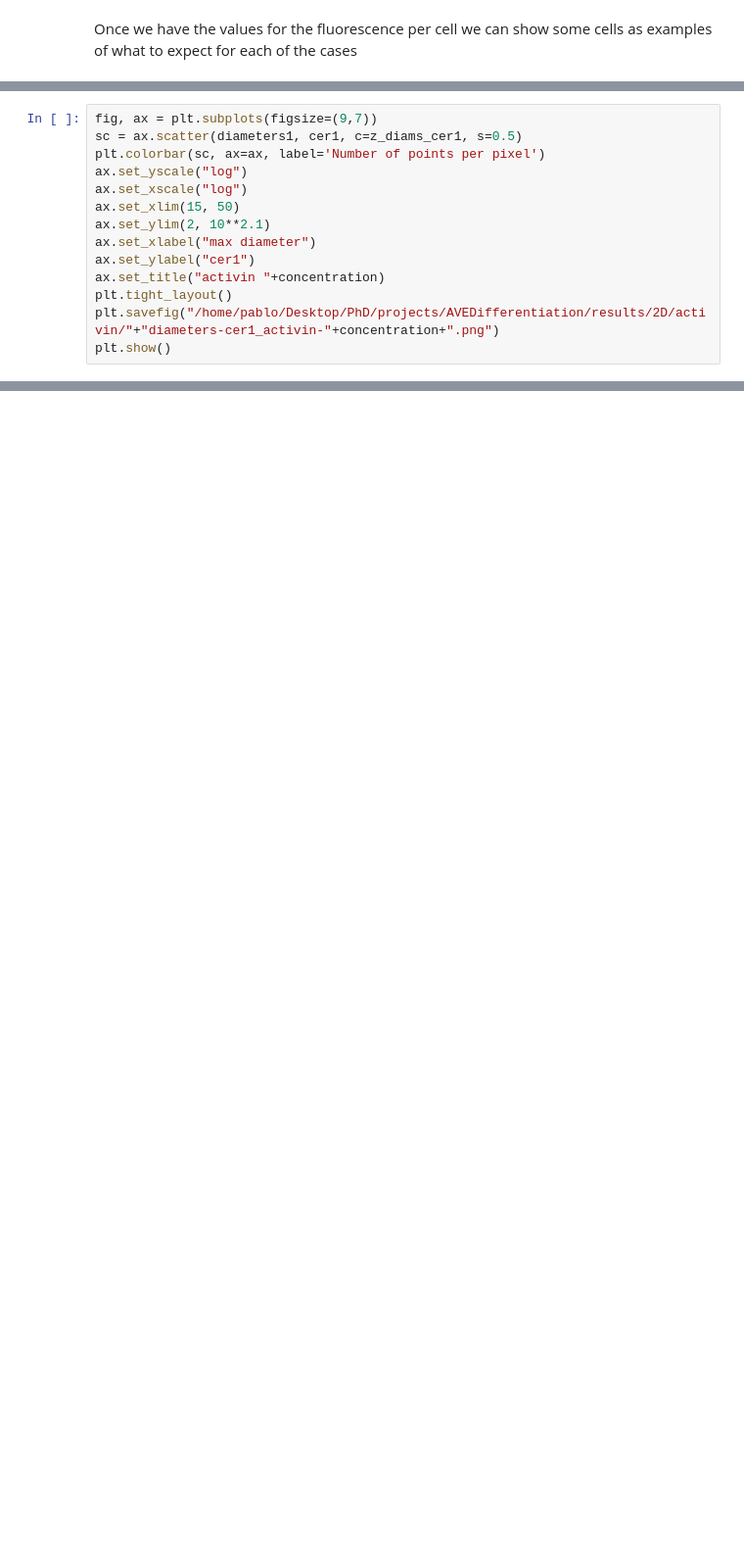
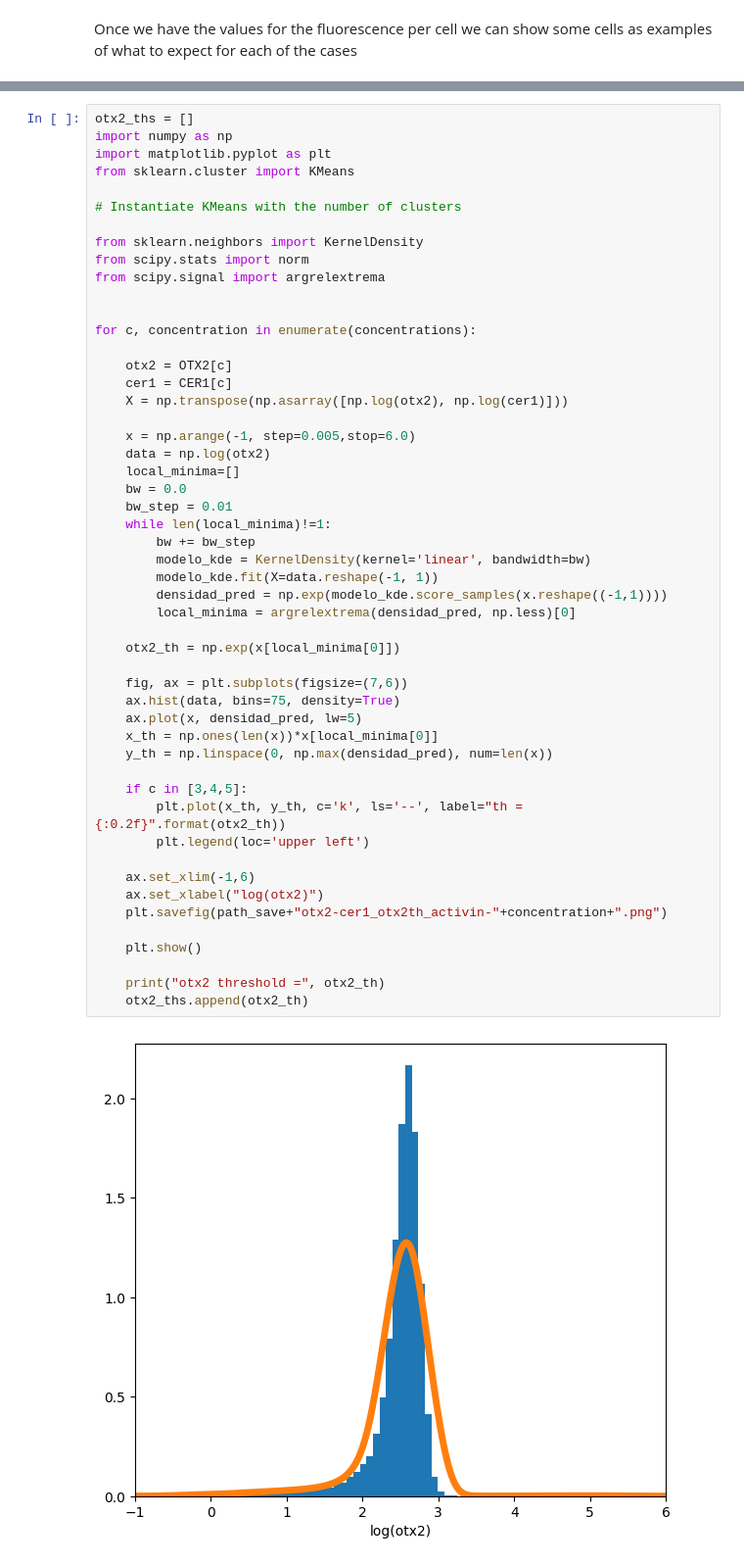
Before and after one commit to dsb-lab/tilesegment, a Jupyter notebook: examples/fluo_quantification_and_thresholding.ipynb, the cells around one changed output, grey strips where cells are left out. Shown at 98% size. Cells and saved outputs as stored; diff of their text form; blank space fills up the shorter version.

```diff
--- a/examples/fluo_quantification_and_thresholding.ipynb
+++ b/examples/fluo_quantification_and_thresholding.ipynb
@@ -473,14 +382,0 @@ plt.show()
-# %%
-fig, ax = plt.subplots(figsize=(9,7))
-sc = ax.scatter(diameters1, cer1, c=z_diams_cer1, s=0.5)
-plt.colorbar(sc, ax=ax, label='Number of points per pixel')
-ax.set_yscale("log")
-ax.set_xscale("log")
-ax.set_xlim(15, 50)
-ax.set_ylim(2, 10**2.1)
-ax.set_xlabel("max diameter")
-ax.set_ylabel("cer1")
-ax.set_title("activin "+concentration)
-plt.tight_layout()
-plt.savefig("/home/pablo/Desktop/PhD/projects/AVEDifferentiation/results/2D/activin/"+"diameters-cer1_activin-"+concentration+".png")
-plt.show()
@@ -486,0 +466,53 @@ plt.show()
+# %%
+otx2_ths = []
+import numpy as np
+import matplotlib.pyplot as plt
+from sklearn.cluster import KMeans
+
+# Instantiate KMeans with the number of clusters
+
+from sklearn.neighbors import KernelDensity
+from scipy.stats import norm
+from scipy.signal import argrelextrema
+
+
+for c, concentration in enumerate(concentrations):
+
+    otx2 = OTX2[c]
+    cer1 = CER1[c]
+    X = np.transpose(np.asarray([np.log(otx2), np.log(cer1)]))
+
+    x = np.arange(-1, step=0.005,stop=6.0)
+    data = np.log(otx2)
+    local_minima=[]
+    bw = 0.0
+    bw_step = 0.01
+    while len(local_minima)!=1:
+        bw += bw_step
+        modelo_kde = KernelDensity(kernel='linear', bandwidth=bw)
+        modelo_kde.fit(X=data.reshape(-1, 1))
+        densidad_pred = np.exp(modelo_kde.score_samples(x.reshape((-1,1))))
+        local_minima = argrelextrema(densidad_pred, np.less)[0]
+
+    otx2_th = np.exp(x[local_minima[0]])
+
+    fig, ax = plt.subplots(figsize=(7,6))
+    ax.hist(data, bins=75, density=True)
+    ax.plot(x, densidad_pred, lw=5)
+    x_th = np.ones(len(x))*x[local_minima[0]]
+    y_th = np.linspace(0, np.max(densidad_pred), num=len(x))
+
+    if c in [3,4,5]:
+        plt.plot(x_th, y_th, c='k', ls='--', label="th = {:0.2f}".format(otx2_th))
+        plt.legend(loc='upper left')
+
+    ax.set_xlim(-1,6)
+    ax.set_xlabel("log(otx2)")
+    plt.savefig(path_save+"otx2-cer1_otx2th_activin-"+concentration+".png")
+
+    plt.show()
+
+    print("otx2 threshold =", otx2_th)
+    otx2_ths.append(otx2_th)
+# %% [output]
+[figure, added]
```
Also changed, not shown: parts of 31 cells of this notebook, 1 other file.
